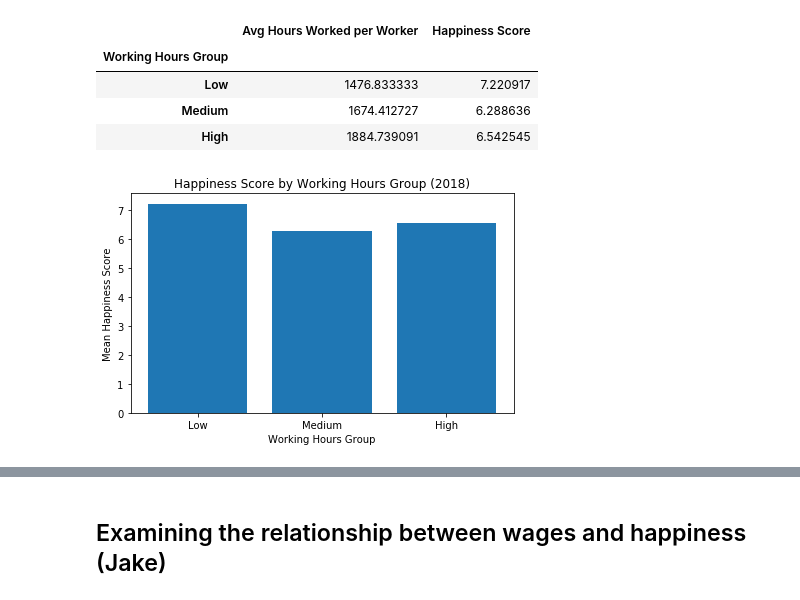
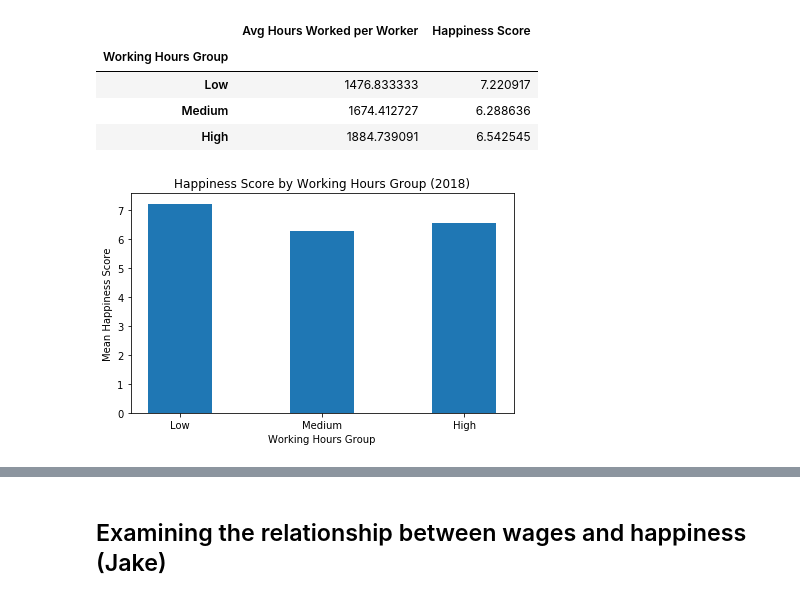
Before and after one commit to jakeportra/Project_1_World_Happiness, a Jupyter notebook: world_happiness.ipynb, the cells around one changed output, grey strips where cells are left out. Drawn from its saved outputs; the diff is of its cells as text; code cells hidden in the pictures.

```diff
--- a/world_happiness.ipynb
+++ b/world_happiness.ipynb
@@ -192,18 +192,18 @@ working_hours_groups
 # %%
 # create a bar plot with average happiness across working hours groups
 index_reset = working_hours_groups.reset_index()
 x_axis = index_reset["Working Hours Group"]
 y_axis = working_hours_groups["Happiness Score"]
-plt.bar(x_axis, y_axis, width=)
+plt.bar(x_axis, y_axis, width=.45)
 
 plt.title("Happiness Score by Working Hours Group (2018)")
 plt.xlabel("Working Hours Group")
 plt.ylabel("Mean Happiness Score")
 
 plt.tight_layout()
 plt.show()
 # %% [output]
-[figure, old version]
+[figure, new version]
 # %%
 # get happiness scores for each category
 low_hours_happiness = hours_and_happiness.loc[hours_and_happiness["Working Hours Group"] == "Low", "Happiness Score"]
```
Also changed, not shown: parts of 11 cells of this notebook.
